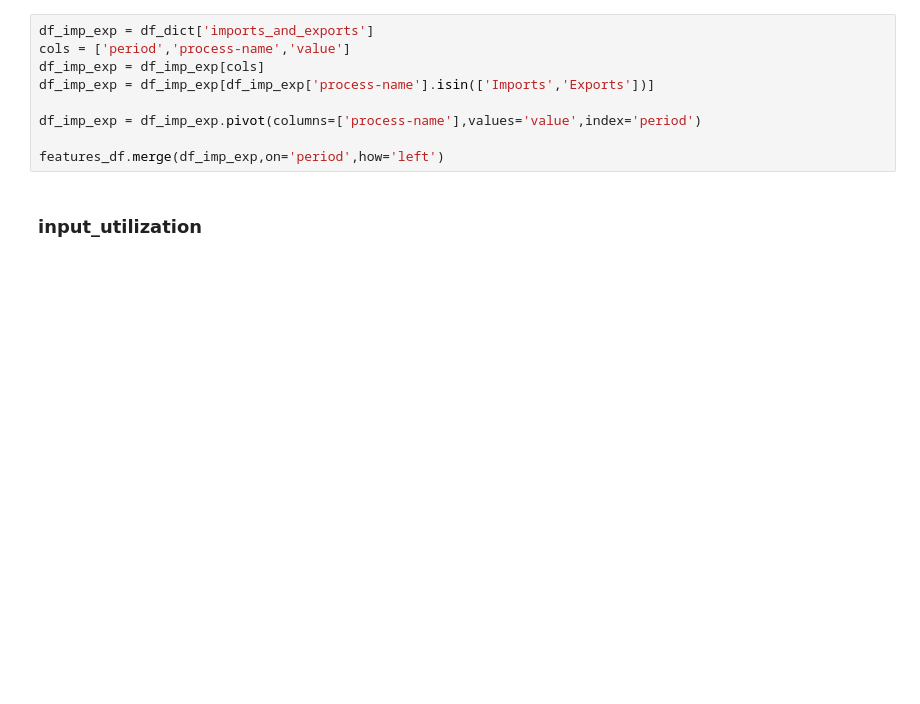
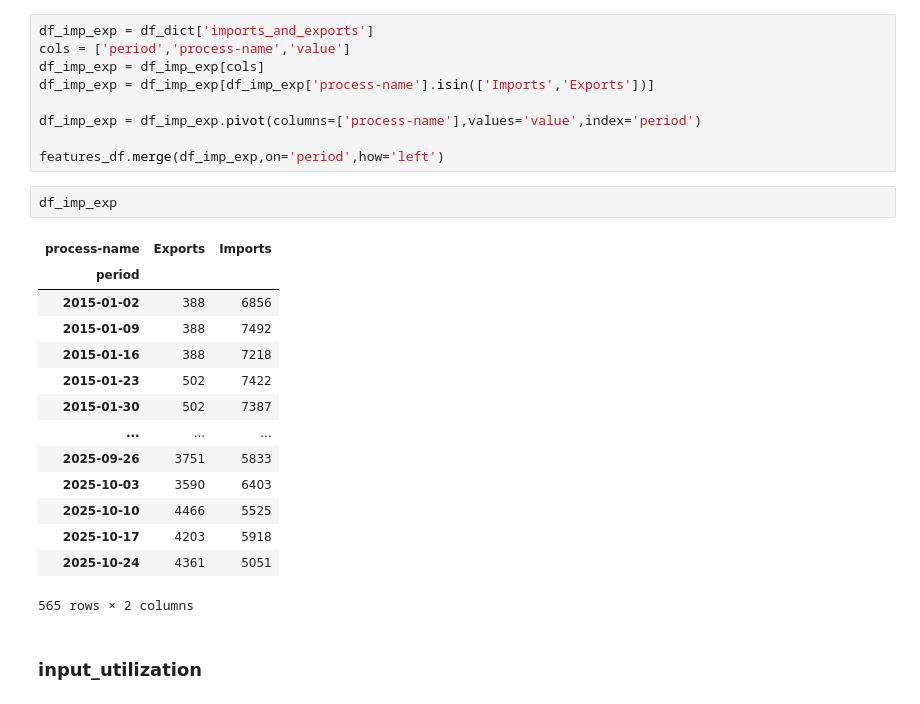
Before and after one commit to SalazarV4/oil-optimization, a Jupyter notebook: notebooks/02_transform.ipynb, the cells around one changed output. Drawn from its saved outputs; the diff is of its cells as text; blank space fills up the shorter version.

```diff
--- a/notebooks/02_transform.ipynb
+++ b/notebooks/02_transform.ipynb
@@ -306,6 +306,23 @@ df_imp_exp = df_imp_exp[df_imp_exp['process-name'].isin(['Imports','Exports'])]
 df_imp_exp = df_imp_exp.pivot(columns=['process-name'],values='value',index='period')
 
 features_df.merge(df_imp_exp,on='period',how='left')
+# %%
+df_imp_exp
+# %% [output]
+| process-name | Exports | Imports |
+| period |  |  |
+| 2015-01-02 | 388 | 6856 |
+| 2015-01-09 | 388 | 7492 |
+| 2015-01-16 | 388 | 7218 |
+| 2015-01-23 | 502 | 7422 |
+| 2015-01-30 | 502 | 7387 |
+| ... | ... | ... |
+| 2025-09-26 | 3751 | 5833 |
+| 2025-10-03 | 3590 | 6403 |
+| 2025-10-10 | 4466 | 5525 |
+| 2025-10-17 | 4203 | 5918 |
+| 2025-10-24 | 4361 | 5051 |
+565 rows × 2 columns
 # %% [markdown]
 ### input_utilization
 # %%
```
Also changed, not shown: 4 other files.
